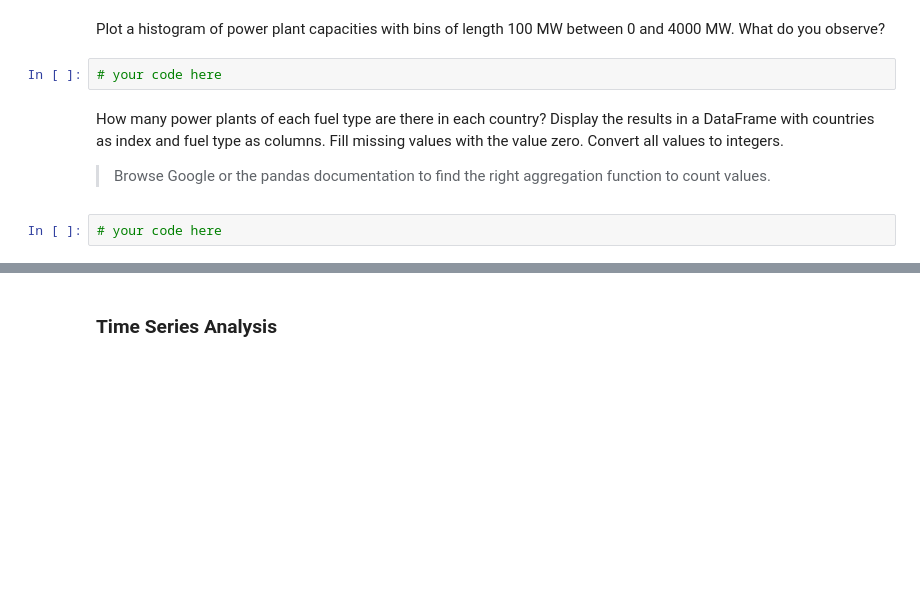
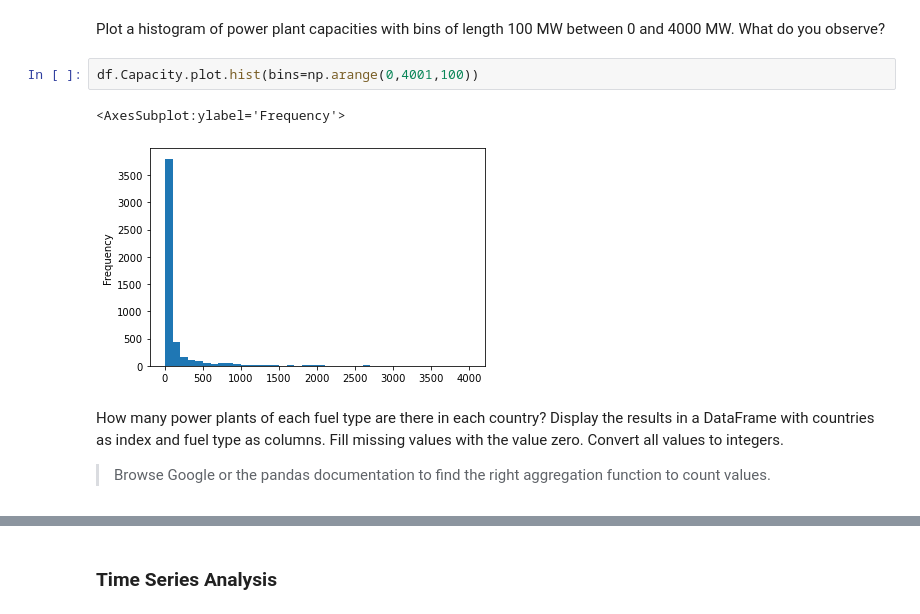
Before and after one commit to fneum/data-science-for-esm, a Jupyter notebook: data-science-for-esm/03-workshop-pandas.ipynb, the cells around one changed output, grey strips where cells are left out. Saved outputs shown, nothing was run; the diff lists cells and outputs as text; blank space fills up the shorter version.

```diff
--- a/data-science-for-esm/03-workshop-pandas.ipynb
+++ b/data-science-for-esm/03-workshop-pandas.ipynb
@@ -774,10 +876,11 @@ What is the average "DateIn" of each "Fueltype"? Which type of power plants is t
 # %% [markdown]
 Plot a histogram of power plant capacities with bins of length 100 MW between 0 and 4000 MW. What do you observe?
-# %%
-# your code here
+# %%
+df.Capacity.plot.hist(bins=np.arange(0,4001,100))
+# %% [output]
+<AxesSubplot:ylabel='Frequency'>
+[figure, added]
 # %% [markdown]
 How many power plants of each fuel type are there in each country? Display the results in a DataFrame with countries as index and fuel type as columns. Fill missing values with the value zero. Convert all values to integers.
 
 > Browse Google or the pandas documentation to find the right aggregation function to count values.
-# %%
-# your code here
```
Also changed, not shown: parts of 19 cells of this notebook.
